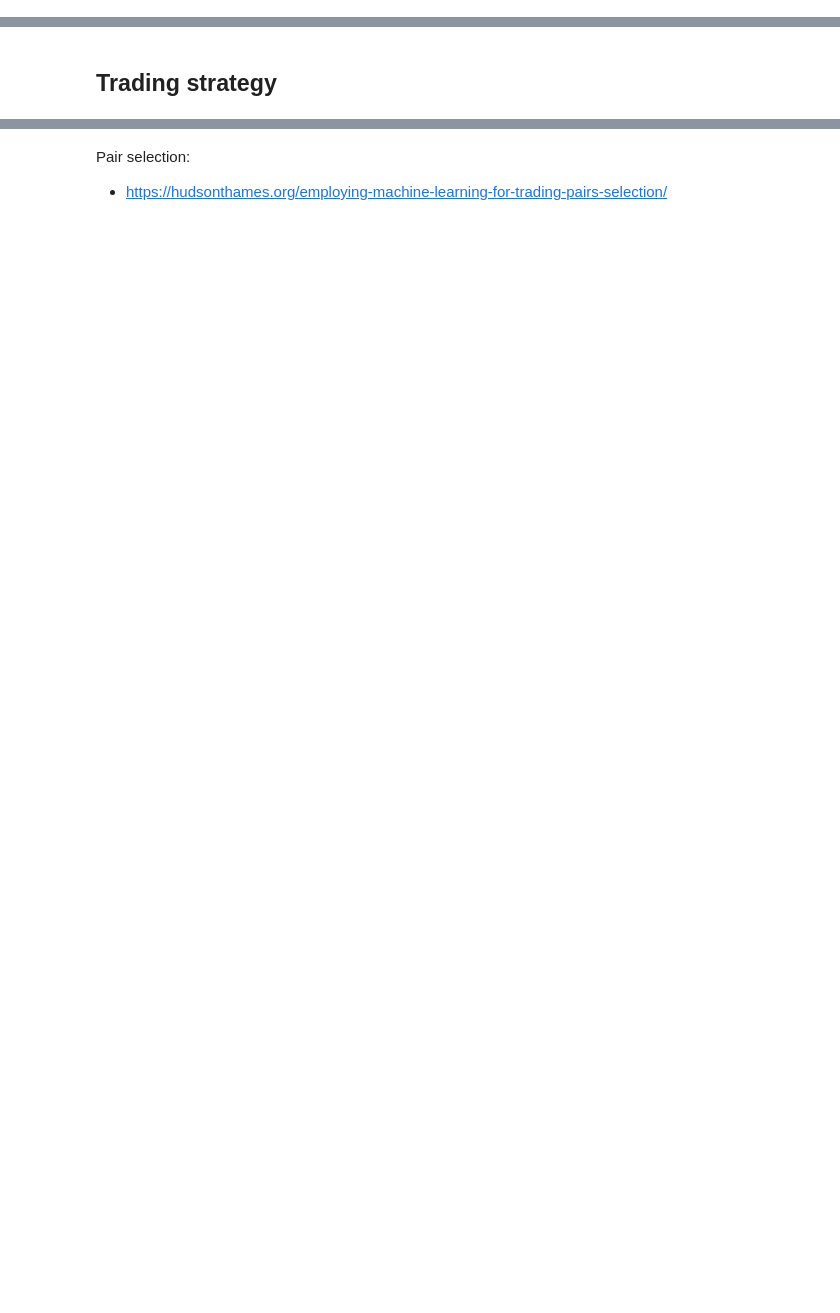
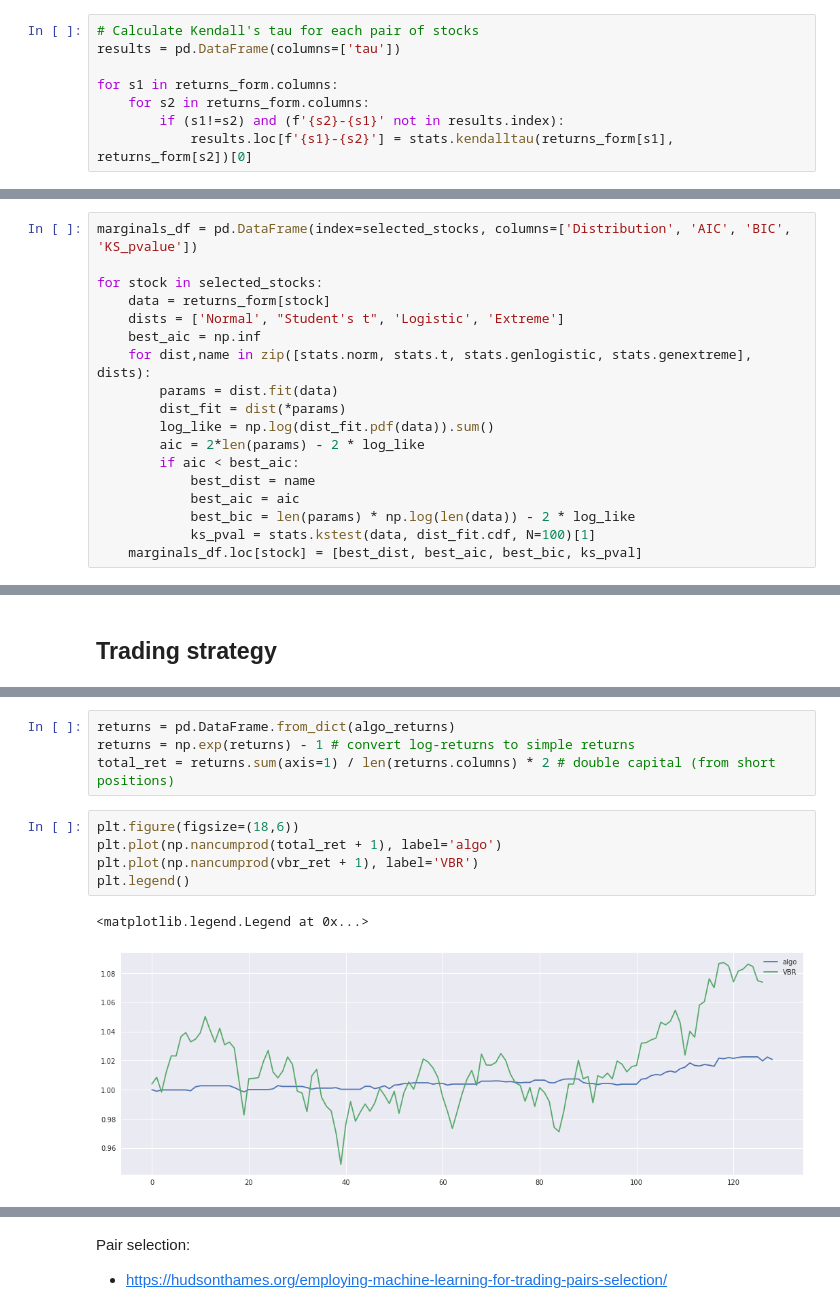
Before and after one commit to jacktang/paper_impls, a Jupyter notebook: copulas/Copulas_pairtrading.ipynb, the cells around one changed output, grey strips where cells are left out. Drawn from its saved outputs; the diff is of its cells as text; blank space fills up the shorter version.

```diff
--- a/copulas/Copulas_pairtrading.ipynb
+++ b/copulas/Copulas_pairtrading.ipynb
@@ -27,3 +27,11 @@ prices_form = prices[form_start:form_end]
 prices_trade = prices[trade_start:trade_end]
 returns_form = returns.loc[form_start:form_end]
 returns_trade = returns.loc[trade_start:trade_end]
+# %%
+# Calculate Kendall's tau for each pair of stocks
+results = pd.DataFrame(columns=['tau'])
+
+for s1 in returns_form.columns:
+    for s2 in returns_form.columns:
+        if (s1!=s2) and (f'{s2}-{s1}' not in results.index):
+            results.loc[f'{s1}-{s2}'] = stats.kendalltau(returns_form[s1], returns_form[s2])[0]
@@ -29,0 +96,18 @@ returns_trade = returns.loc[trade_start:trade_end]
+# %%
+marginals_df = pd.DataFrame(index=selected_stocks, columns=['Distribution', 'AIC', 'BIC', 'KS_pvalue'])
+
+for stock in selected_stocks:
+    data = returns_form[stock]
+    dists = ['Normal', "Student's t", 'Logistic', 'Extreme']
+    best_aic = np.inf
+    for dist,name in zip([stats.norm, stats.t, stats.genlogistic, stats.genextreme], dists):
+        params = dist.fit(data)
+        dist_fit = dist(*params)
+        log_like = np.log(dist_fit.pdf(data)).sum()
+        aic = 2*len(params) - 2 * log_like
+        if aic < best_aic:
+            best_dist = name
+            best_aic = aic
+            best_bic = len(params) * np.log(len(data)) - 2 * log_like
+            ks_pval = stats.kstest(data, dist_fit.cdf, N=100)[1]
+    marginals_df.loc[stock] = [best_dist, best_aic, best_bic, ks_pval]
@@ -31,0 +273,12 @@ returns_trade = returns.loc[trade_start:trade_end]
+# %%
+returns = pd.DataFrame.from_dict(algo_returns)
+returns = np.exp(returns) - 1 # convert log-returns to simple returns
+total_ret = returns.sum(axis=1) / len(returns.columns) * 2 # double capital (from short positions)
+# %%
+plt.figure(figsize=(18,6))
+plt.plot(np.nancumprod(total_ret + 1), label='algo')
+plt.plot(np.nancumprod(vbr_ret + 1), label='VBR')
+plt.legend()
+# %% [output]
+<matplotlib.legend.Legend at 0x...>
+[figure, added]
```
Also changed, not shown: parts of 18 cells of this notebook, 27 other files.
